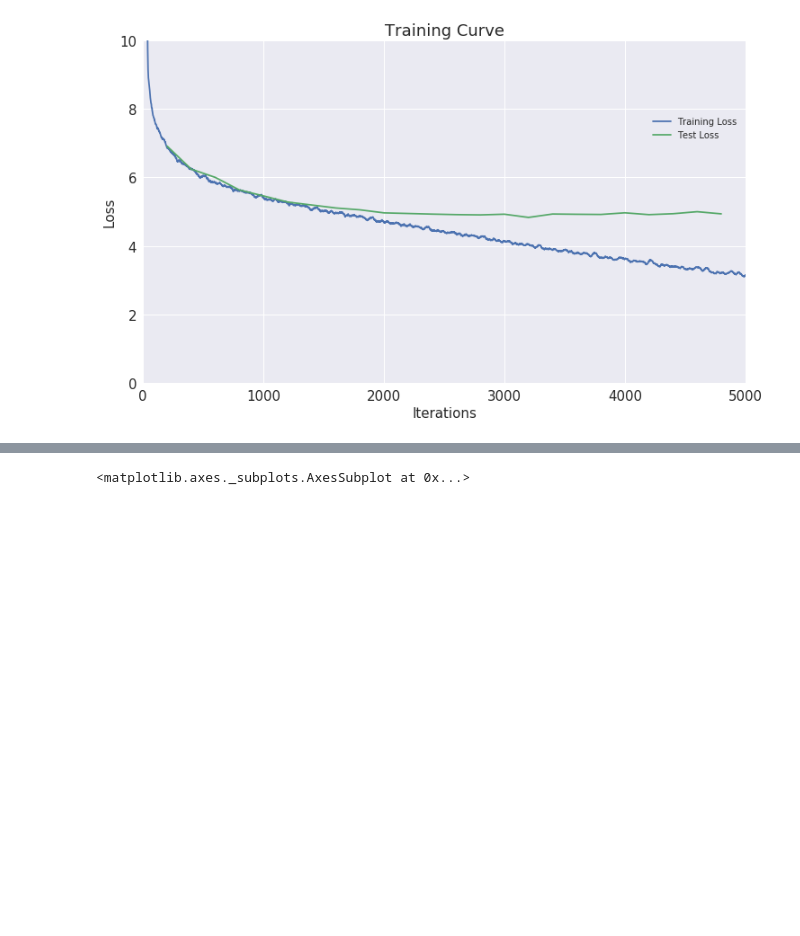
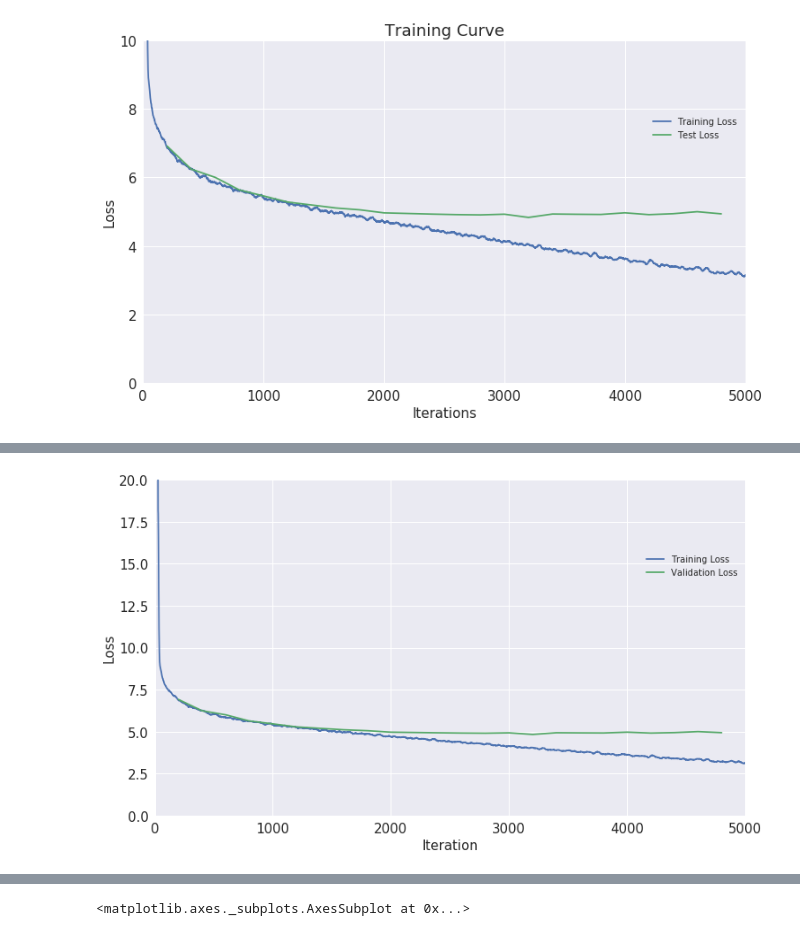
Before and after one commit to uvNikita/master-thesis-src, a Jupyter notebook: notebooks/testing/testing.ipynb, the cells around one changed output, grey strips where cells are left out. Drawn from its saved outputs; the diff is of its cells as text; code cells hidden in the pictures; blank space fills up the shorter version.

```diff
--- a/notebooks/testing/testing.ipynb
+++ b/notebooks/testing/testing.ipynb
@@ -71,7 +71,7 @@ class Network(object):
         image = caffe.io.load_image(img_path)
         self.net.blobs['data'].data[...][0] = self.transformer.preprocess('data', image)
         self.net.forward()
-        return {label: self.net.blobs['score'].data[0][idx] for idx, label in enumerate(self.labels)}
+        return {label: self.net.blobs['prob'].data[0][idx] for idx, label in enumerate(self.labels)}
 
     def get_scores(self, indexes, batch_size=256):
         batch_size=min(len(indexes), batch_size)
@@ -158,7 +158,9 @@ class Testing(object):
         self.average_precision = pandas.DataFrame(ap_data, index=list(self.labels)).sort_values('ap', ascending=False)
 
     def plot_average_precision_vs_size(self, with_labels=True):
-        ax = self.average_precision.plot('size', 'ap', kind='scatter', s=50, figsize=(12,7))
+        ap = self.average_precision.copy()
+        ap['size'] *= 3
+        ax = ap.plot('size', 'ap', kind='scatter', s=50, figsize=(12,7))
         def annotate_df(row):
             ax.annotate(row.name, (row['size'], row['ap']),
                         xytext=(10,-2),
@@ -166,13 +168,18 @@ class Testing(object):
                         size=10,
                         color='darkslategrey')
         if with_labels:
-            _ = self.average_precision.apply(annotate_df, axis=1)
+            _ = ap.apply(annotate_df, axis=1)
+        ax.set_xlabel('Sample size')
+        ax.set_ylabel('Average precision')
 
     def plot_average_precision(self):
-        self.average_precision.plot(kind='bar', y='ap')
+        ax = self.average_precision.plot(kind='bar', y='ap', legend=False)
+        ax.set_ylabel('Average precision')
 
     def plot_precision_recall_curve(self, label):
-        self.curves[label].plot(x='recall', y='precision')
+        ax = self.curves[label].plot(x='recall', y='precision', legend=False)
+        ax.set_xlabel('Recall')
+        ax.set_ylabel('Precision')
 
     def show_top_labels(self, index, num=5):
         scores = self.scores[self.scores['idx'] == index][self.labels].copy().view('f4')
@@ -214,12 +221,12 @@ class Testing(object):
             ymin, ymax = ylim
             ax1.set_ylim(ymin=ymin, ymax=ymax)
 
-        ax1.set_xlabel('Iterations', fontsize=15)
+        ax1.set_xlabel('Iteration', fontsize=15)
         ax1.set_ylabel('Loss', fontsize=15)
         ax1.tick_params(labelsize=15)
         #Adding legend
-        plt.legend([train_loss, test_loss], ['Training Loss', 'Test Loss'],  bbox_to_anchor=(1, 0.8))
-        plt.title('Training Curve', fontsize=18)
+        plt.legend([train_loss, test_loss], ['Training Loss', 'Validation Loss'],  bbox_to_anchor=(1, 0.8))
+#         plt.title('Training Curve', fontsize=18)
         return plt.show()
 # %%
 def get_curves(labels, scores, ground_truth):
@@ -609,3 +614,7 @@ raw_50_ft_caffenet_adam_1000.average_precision.sort_values('size').head(1000).pl
 raw_50_ft_caffenet_adam_3000.plot_training_curve(xlim=(0,5000), ylim=(0,10))
 # %% [output]
 [figure]
+# %%
+%%time
+raw_50_ft_caffenet_adam_2500 = Testing('raw_50_ft_caffenet_adam', 'raw_50', None, 2500)
+raw_50_ft_caffenet_adam_2500.calculate(batch_size=2500)
@@ -611,0 +626,4 @@ raw_50_ft_caffenet_adam_3000.plot_training_curve(xlim=(0,5000), ylim=(0,10))
+# %%
+raw_50_ft_caffenet_adam_2500.plot_training_curve(xlim=(0,5000), ylim=(0,20))
+# %% [output]
+[figure, added]
```
Also changed, not shown: parts of 38 cells of this notebook.
